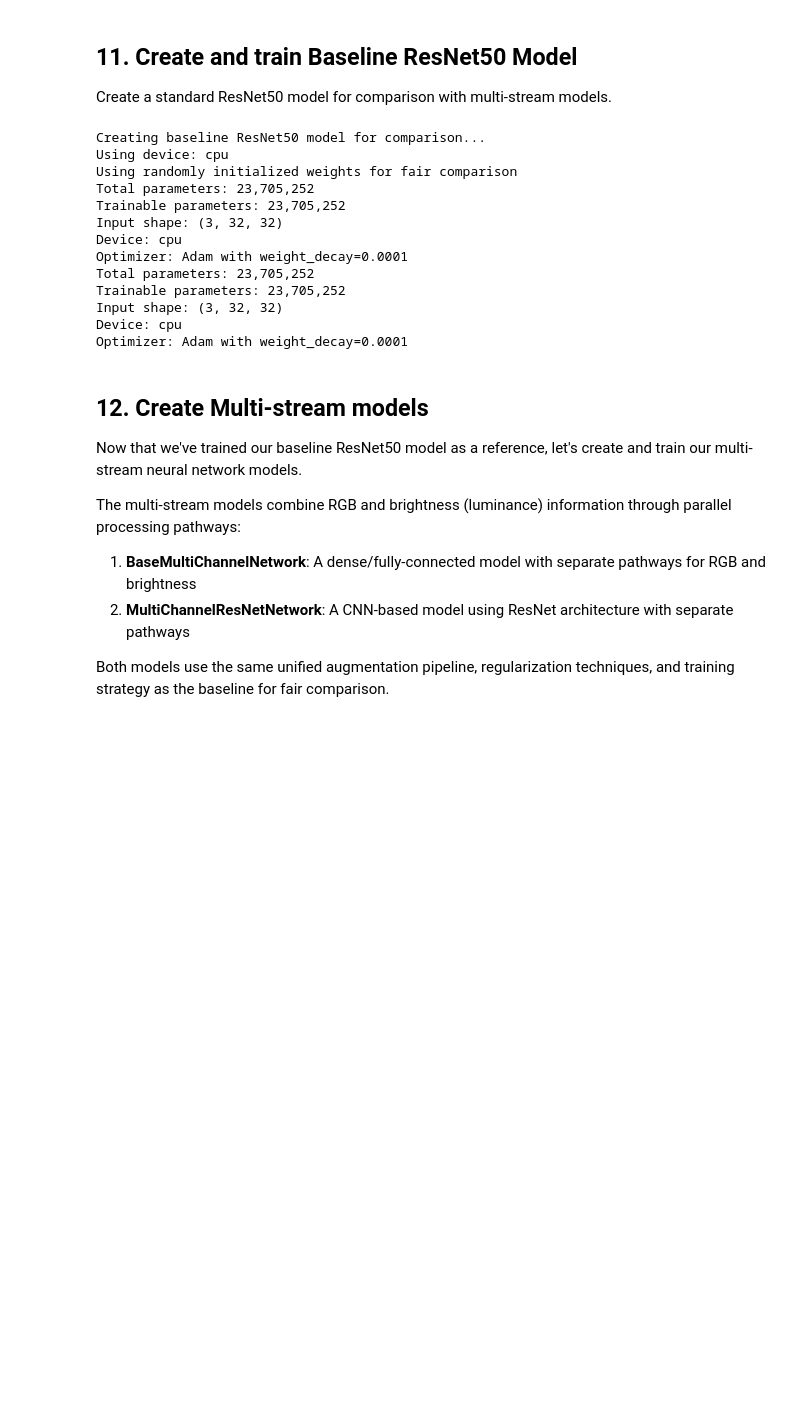
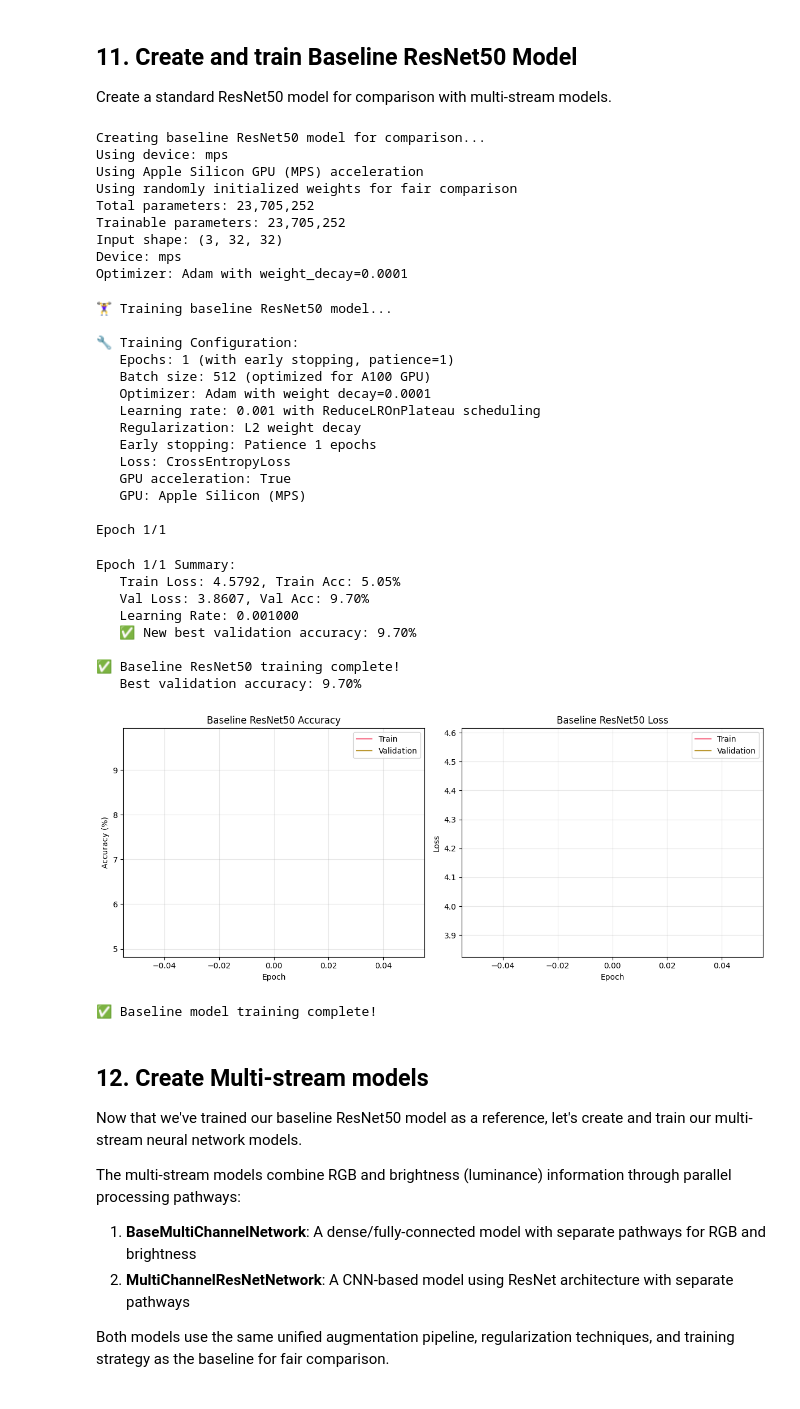
Before and after one commit to clingergab/Multi-Stream-Neural-Networks, a Jupyter notebook: notebooks/Multi_Stream_CIFAR100_Training.ipynb, the cells around one changed output. Drawn from its saved outputs; the diff is of its cells as text; code cells hidden in the pictures; blank space fills up the shorter version.

```diff
--- a/notebooks/Multi_Stream_CIFAR100_Training.ipynb
+++ b/notebooks/Multi_Stream_CIFAR100_Training.ipynb
@@ -636,7 +625,7 @@ train_loader, val_loader = create_augmented_dataloaders(
     dataset="cifar100",                                # Dataset type
     augmentation_config=augmentation_config,           # Augmentation settings
     mixup_alpha=mixup_alpha,                           # MixUp parameter
-    num_workers=2,                                     # Parallel workers
+    num_workers=0,                                     # No parallel workers to avoid issues
     pin_memory=torch.cuda.is_available()               # Pin memory if GPU available
 )
 
@@ -644,7 +633,7 @@ train_loader, val_loader = create_augmented_dataloaders(
 test_loader = create_test_dataloader(
     test_rgb, test_brightness, test_labels_tensor,
     batch_size=512,
-    num_workers=2,
+    num_workers=0,                                     # No parallel workers to avoid issues
     pin_memory=torch.cuda.is_available()
 )
 
@@ -678,8 +667,10 @@ Create a standard ResNet50 model for comparison with multi-stream models.
 print("Creating baseline ResNet50 model for comparison...")
 
 # Check GPU availability and set device
-device = torch.device('cuda' if torch.cuda.is_available() else 'cpu')
+device = torch.device('cuda' if torch.cuda.is_available() else 'mps' if torch.backends.mps.is_available() else 'cpu')
 print(f"Using device: {device}")
+if device.type == 'mps':
+    print("Using Apple Silicon GPU (MPS) acceleration")
 
 # Create ResNet50 model modified for CIFAR-100
 class CifarResNet50(nn.Module):
@@ -727,18 +718,14 @@ print(f"Device: {device}")
 print(f"Optimizer: Adam with weight_decay=0.0001")
 # %% [output]
 Creating baseline ResNet50 model for comparison...
-Using device: cpu
+Using device: mps
+Using Apple Silicon GPU (MPS) acceleration
 Using randomly initialized weights for fair comparison
 Total parameters: 23,705,252
 Trainable parameters: 23,705,252
 Input shape: (3, 32, 32)
-Device: cpu
+Device: mps
 Optimizer: Adam with weight_decay=0.0001
-Total parameters: 23,705,252
-Trainable parameters: 23,705,252
-Input shape: (3, 32, 32)
-Device: cpu
-Optimizer: Adam with weight_decay=0.0001
 # %%
 # Train Baseline ResNet50 Model
 print("🏋️‍♀️ Training baseline ResNet50 model...")
@@ -778,8 +765,7 @@ def train_model(model, train_loader, val_loader, optimizer, criterion, num_epoch
         optimizer,
         mode='max',
         factor=0.5,
-        patience=5,
-        verbose=True
+        patience=5
     )
 
     for epoch in range(num_epochs):
@@ -914,9 +900,9 @@ def train_model(model, train_loader, val_loader, optimizer, criterion, num_epoch
     return history
 
 # Training configuration
-num_epochs = 100  # Maximum epochs
-patience = 10     # Early stopping patience
-batch_size = 512  # Increased batch size for A100 GPU
+num_epochs = 1  # Maximum epochs
+patience = 1     # Early stopping patience
+batch_size = 256  # Increased batch size for A100 GPU
 
 print(f"\n🔧 Training Configuration:")
 print(f"   Epochs: {num_epochs} (with early stopping, patience={patience})")
@@ -926,8 +912,8 @@ print(f"   Learning rate: 0.001 with ReduceLROnPlateau scheduling")
 print(f"   Regularization: L2 weight decay")
 print(f"   Early stopping: Patience {patience} epochs")
 print(f"   Loss: CrossEntropyLoss")
-print(f"   GPU acceleration: {torch.cuda.is_available()}")
-print(f"   GPU: {torch.cuda.get_device_name(0) if torch.cuda.is_available() else 'None'}")
+print(f"   GPU acceleration: {torch.cuda.is_available() or torch.backends.mps.is_available()}")
+print(f"   GPU: {torch.cuda.get_device_name(0) if torch.cuda.is_available() else 'Apple Silicon (MPS)' if torch.backends.mps.is_available() else 'None'}")
 
 # Train baseline model
 baseline_history = train_model(
@@ -938,33 +924,58 @@ baseline_history = train_model(
     criterion=baseline_criterion,
     num_epochs=num_epochs,
     patience=patience,
     model_name="Baseline ResNet50"
 )
 
 # Visualize training curves
 plt.figure(figsize=(12, 5))
 plt.subplot(1, 2, 1)
 plt.plot(baseline_history['train_acc'], label='Train')
 plt.plot(baseline_history['val_acc'], label='Validation')
 plt.title('Baseline ResNet50 Accuracy')
 plt.xlabel('Epoch')
 plt.ylabel('Accuracy (%)')
 plt.legend()
 plt.grid(True, alpha=0.3)
 
 plt.subplot(1, 2, 2)
 plt.plot(baseline_history['train_loss'], label='Train')
 plt.plot(baseline_history['val_loss'], label='Validation')
 plt.title('Baseline ResNet50 Loss')
 plt.xlabel('Epoch')
 plt.ylabel('Loss')
 plt.legend()
 plt.grid(True, alpha=0.3)
 
 plt.tight_layout()
 plt.show()
 
 print("\n✅ Baseline model training complete!")
+# %% [output]
+🏋️‍♀️ Training baseline ResNet50 model...
+
+🔧 Training Configuration:
+   Epochs: 1 (with early stopping, patience=1)
+   Batch size: 512 (optimized for A100 GPU)
+   Optimizer: Adam with weight decay=0.0001
+   Learning rate: 0.001 with ReduceLROnPlateau scheduling
+   Regularization: L2 weight decay
+   Early stopping: Patience 1 epochs
+   Loss: CrossEntropyLoss
+   GPU acceleration: True
+   GPU: Apple Silicon (MPS)
+
+Epoch 1/1
+Epoch 1/1 Summary:
+   Train Loss: 4.5792, Train Acc: 5.05%
+   Val Loss: 3.8607, Val Acc: 9.70%
+   Learning Rate: 0.001000
+   ✅ New best validation accuracy: 9.70%
+
+✅ Baseline ResNet50 training complete!
+   Best validation accuracy: 9.70%
+[figure, added]
+✅ Baseline model training complete!
 # %% [markdown]
 ## 12. Create Multi-stream models
 
```
Also changed, not shown: parts of 24 cells of this notebook, 49 other files.
